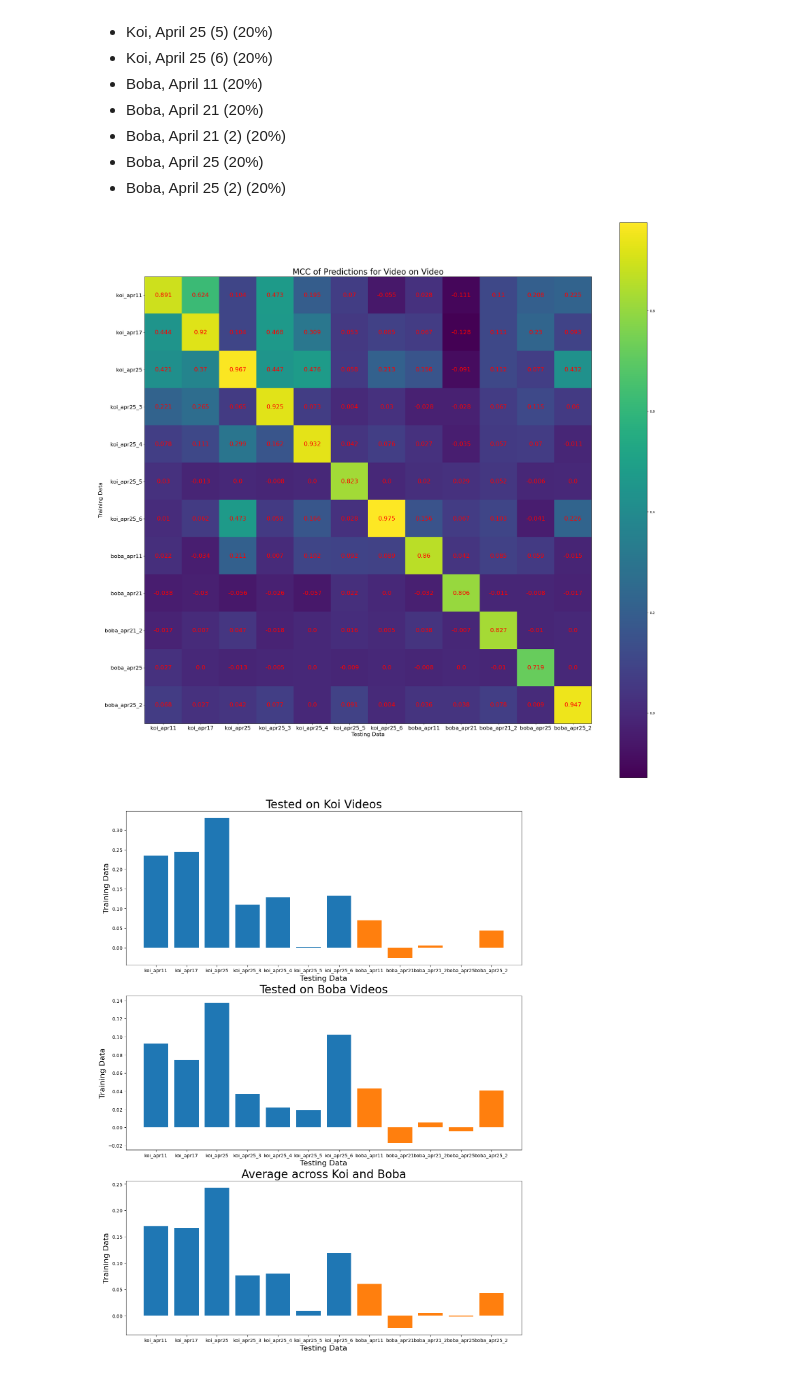
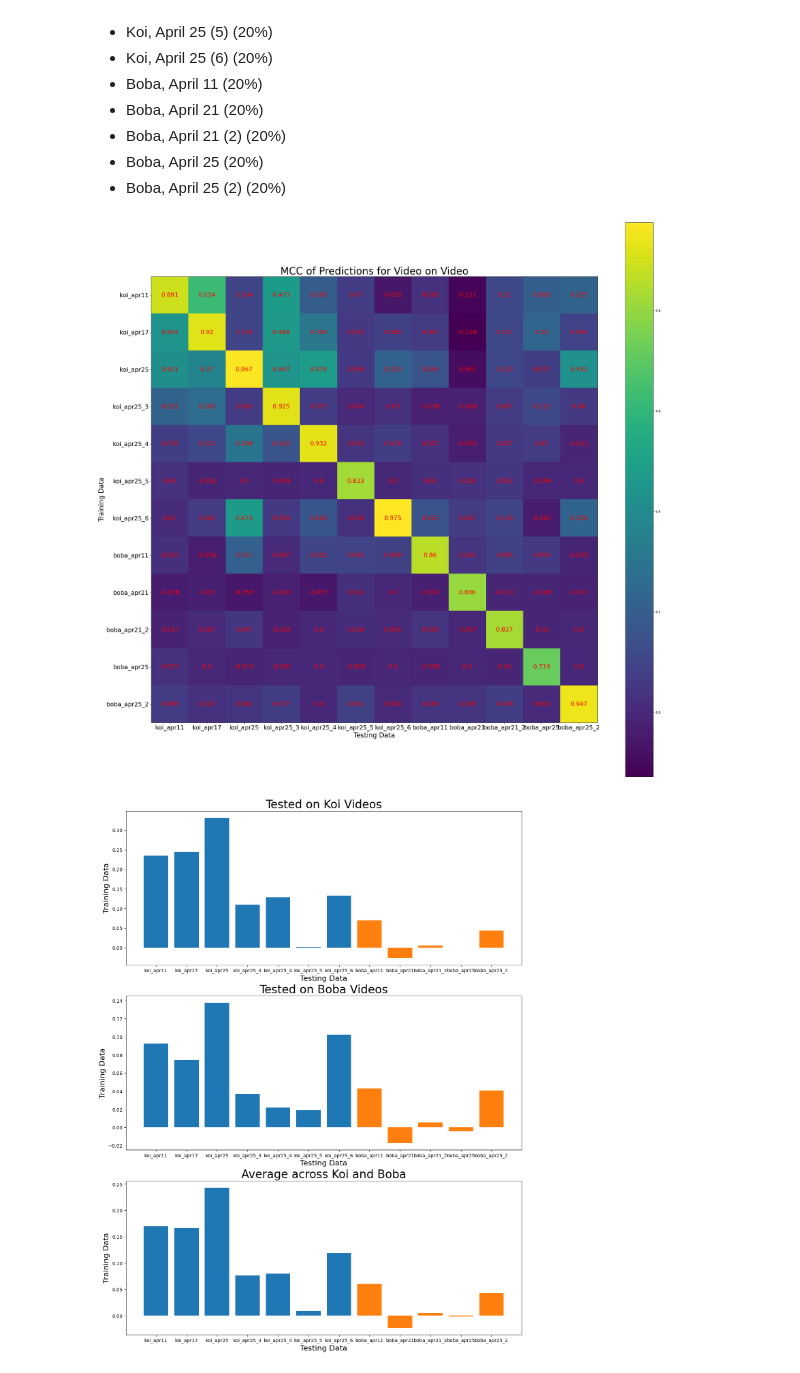
Before and after one commit to russell-ykh/monke, a Jupyter notebook: cla6fy.ipynb, the cells around one changed output. Drawn from its saved outputs; the diff is of its cells as text; code cells hidden in the pictures.

```diff
--- a/cla6fy.ipynb
+++ b/cla6fy.ipynb
@@ -171,29 +196,29 @@ for name in training_data:
 # %%
 visualise_6a = []
 
 for train_name in results_6a:
     train_row = []
     for test_name in results_6a[train_name]:
         train_row.append(results_6a[train_name][test_name]["mcc"])
     visualise_6a.append(train_row)
 
 plt.imshow(visualise_6a)
 
-plt.title("MCC of Predictions for Video on Video", size=24)
-plt.xlabel("Testing Data", size=16)
-plt.ylabel("Training Data", size=16)
-plt.xticks(range(len(names_all)), names_all, size=16)
-plt.yticks(range(len(names_all)), names_all, size=16)
+plt.title("MCC of Predictions for Video on Video", size=30)
+plt.xlabel("Testing Data", size=20)
+plt.ylabel("Training Data", size=20)
+plt.xticks(range(len(names_all)), names_all, size=18)
+plt.yticks(range(len(names_all)), names_all, size=18)
 
 for r in range(len(visualise_6a)):
     for c in range(len(visualise_6a[r])):
         plt.text(c, r, round(visualise_6a[r][c], 3), ha='center', va='center', color="red", size=18)
 
 plt.colorbar()
 plt.gcf().set_size_inches(30, 30)
 plt.show()
 # %% [output]
-[figure, old version]
+[figure, new version]
 # %%
 bar_koi_6a = [np.mean([results_6a[train_name][test_name]["mcc"] for test_name in results_6a[train_name] if (test_name is not train_name) and ("koi" in test_name)]) for train_name in results_6a]
 bar_boba_6a = [np.mean([results_6a[train_name][test_name]["mcc"] for test_name in results_6a[train_name] if (test_name is not train_name) and ("boba" in test_name)]) for train_name in results_6a]
```
Also changed, not shown: parts of 20 cells of this notebook.
